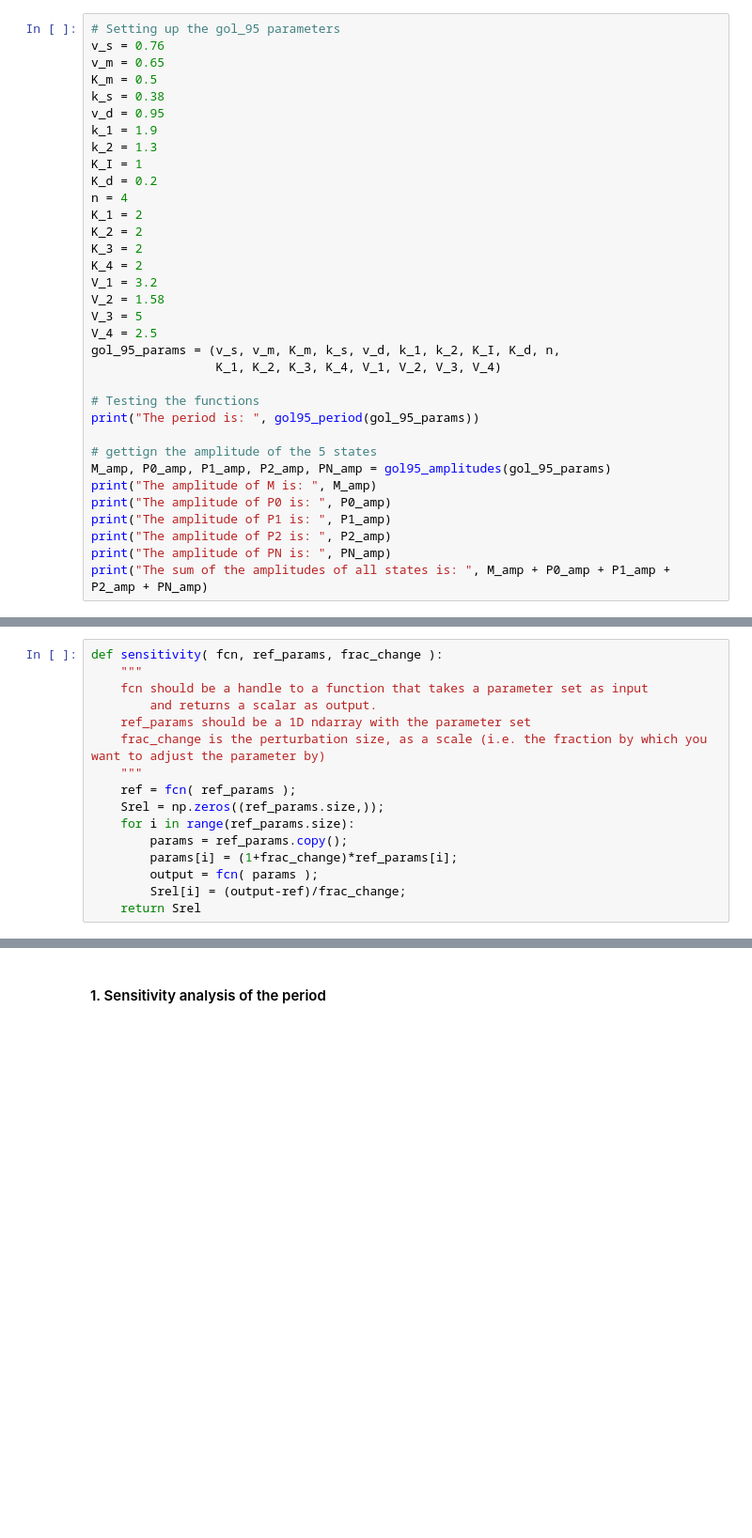
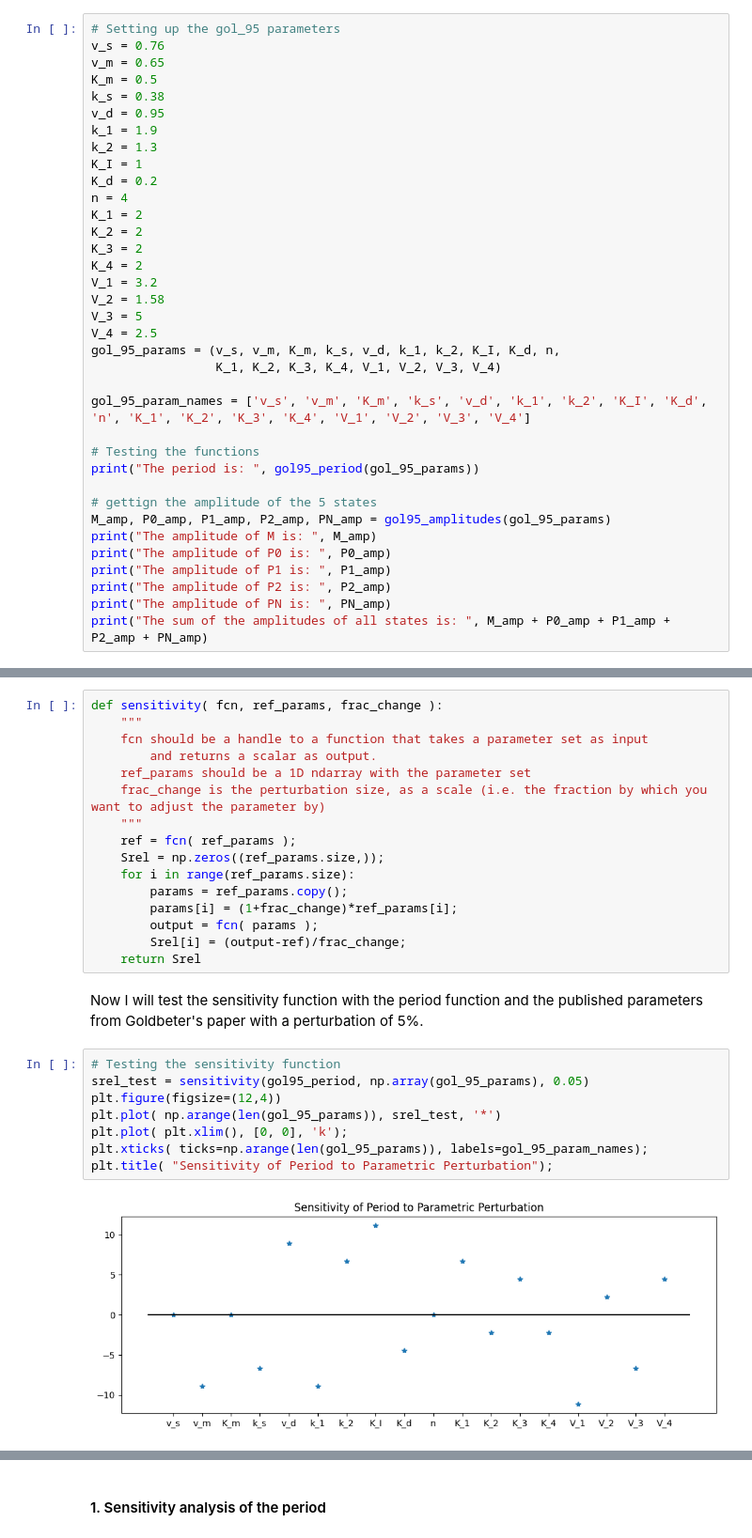
Before and after one commit to mattjax16/CS341, a Jupyter notebook: Project-5/Project5.ipynb, the cells around one changed output, grey strips where cells are left out. Shown at 94% size. Drawn from its saved outputs; the diff is of its cells as text; blank space fills up the shorter version.

```diff
--- a/Project-5/Project5.ipynb
+++ b/Project-5/Project5.ipynb
@@ -545,6 +551,8 @@ V_4 = 2.5
 gol_95_params = (v_s, v_m, K_m, k_s, v_d, k_1, k_2, K_I, K_d, n,
                  K_1, K_2, K_3, K_4, V_1, V_2, V_3, V_4)
 
+gol_95_param_names = ['v_s', 'v_m', 'K_m', 'k_s', 'v_d', 'k_1', 'k_2', 'K_I', 'K_d', 'n', 'K_1', 'K_2', 'K_3', 'K_4', 'V_1', 'V_2', 'V_3', 'V_4']
+
 # Testing the functions
 print("The period is: ", gol95_period(gol_95_params))
 
@@ -582,6 +590,18 @@ def sensitivity( fcn, ref_params, frac_change ):
         output = fcn( params );
         Srel[i] = (output-ref)/frac_change;
     return Srel
+# %% [markdown]
+Now I will test the sensitivity function with the period function and the published parameters from Goldbeter's paper with a perturbation of 5%.
+# %%
+# Testing the sensitivity function
+srel_test = sensitivity(gol95_period, np.array(gol_95_params), 0.05)
+plt.figure(figsize=(12,4))
+plt.plot( np.arange(len(gol_95_params)), srel_test, '*')
+plt.plot( plt.xlim(), [0, 0], 'k');
+plt.xticks( ticks=np.arange(len(gol_95_params)), labels=gol_95_param_names);
+plt.title( "Sensitivity of Period to Parametric Perturbation");
+# %% [output]
+[figure, added]
 # %% [markdown]
   ## Begin your project here
 
```
Also changed, not shown: parts of 3 cells of this notebook.
